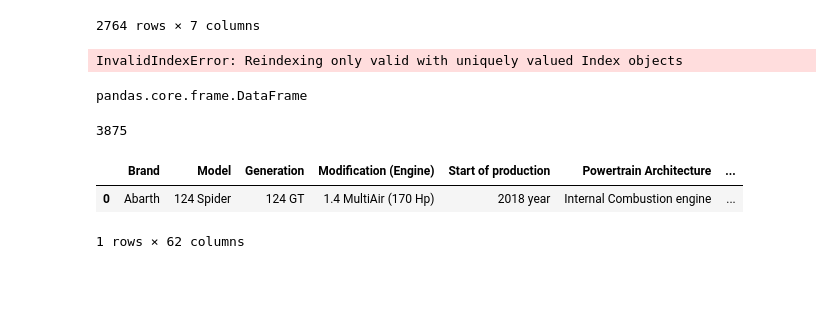
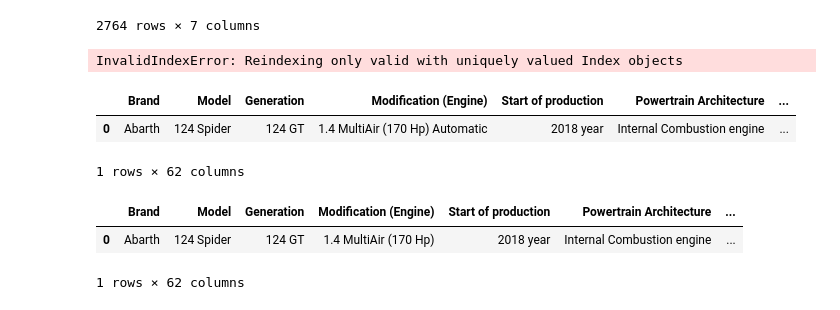
Before and after one commit to Cedric979/BEEV, a Jupyter notebook: Web Scraping.ipynb, the cells around one changed output. Drawn from its saved outputs; the diff is of its cells as text; code cells hidden in the pictures; blank space fills up the shorter version.

```diff
--- a/Web Scraping.ipynb
+++ b/Web Scraping.ipynb
@@ -442,16 +442,14 @@ pd.concat([testdf1,testdf2],ignore_index = True)
 # %% [output]
 InvalidIndexError: Reindexing only valid with uniquely valued Index objects
-# %%
-type(dicto['a']['dataframe'][2])
-# %% [output]
-pandas.core.frame.DataFrame
 # %%
-dicto['a']['dataframe'].shape[0]
+dicto['a']['dataframe'][0].reset_index(drop = True)
 # %% [output]
+|  | Brand | Model | Generation | Modification (Engine) | Start of production | Powertrain Architecture | ... |
+| 0 | Abarth | 124 Spider | 124 GT | 1.4 MultiAir (170 Hp) Automatic | 2018 year | Internal Combustion engine | ... |
-3875
+1 rows × 62 columns
-# %%
-testdf2
-# %% [output]
-|  | Brand | Model | Generation | Modification (Engine) | Start of production | Powertrain Architecture | ... |
-| 0 | Abarth | 124 Spider | 124 GT | 1.4 MultiAir (170 Hp) | 2018 year | Internal Combustion engine | ... |
-1 rows × 62 columns
+# %%
+dicto['a']['dataframe'][1].reset_index(drop = True)
+# %% [output]
+|  | Brand | Model | Generation | Modification (Engine) | Start of production | Powertrain Architecture | ... |
+| 0 | Abarth | 124 Spider | 124 GT | 1.4 MultiAir (170 Hp) | 2018 year | Internal Combustion engine | ... |
+1 rows × 62 columns
```
Also changed, not shown: parts of 4 cells of this notebook.
